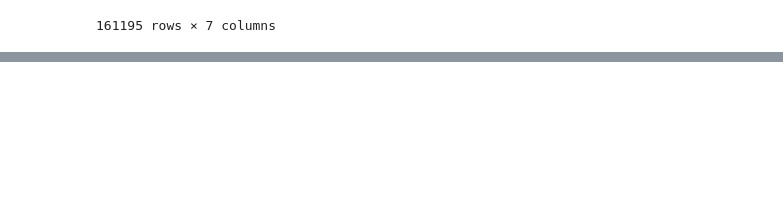
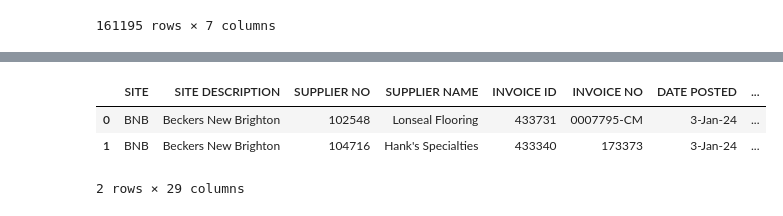
Before and after one commit to Zhuwaki/diverzify_freight_analysis, a Jupyter notebook: notebooks/nigel/nigel_09042025_project_analysis.ipynb, the cells around one changed output, grey strips where cells are left out. Cells and saved outputs as stored; diff of their text form; code cells hidden in the pictures; blank space fills up the shorter version.

```diff
--- a/notebooks/nigel/nigel_09042025_project_analysis.ipynb
+++ b/notebooks/nigel/nigel_09042025_project_analysis.ipynb
@@ -94,0 +83,7 @@ See the caveats in the documentation: https://pandas.pydata.org/pandas-docs/stab
+# %%
+df.head(2)
+# %% [output]
+|  | SITE | SITE DESCRIPTION | SUPPLIER NO | SUPPLIER NAME | INVOICE ID | INVOICE NO | DATE POSTED | ... |
+| 0 | BNB | Beckers New Brighton | 102548 | Lonseal Flooring | 433731 | 0007795-CM | 3-Jan-24 | ... |
+| 1 | BNB | Beckers New Brighton | 104716 | Hank's Specialties | 433340 | 173373 | 3-Jan-24 | ... |
+2 rows × 29 columns
```
Also changed, not shown: parts of 6 cells of this notebook, 2 other files.
